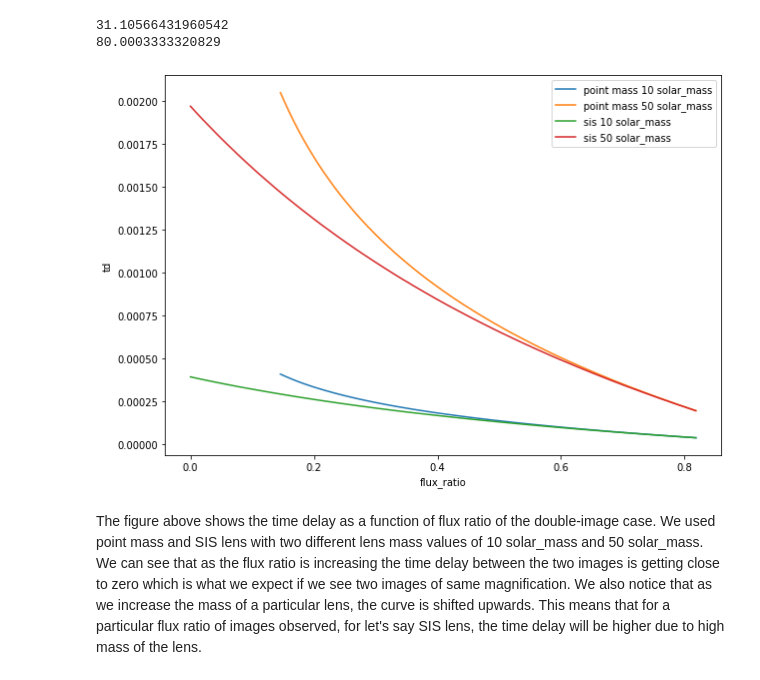
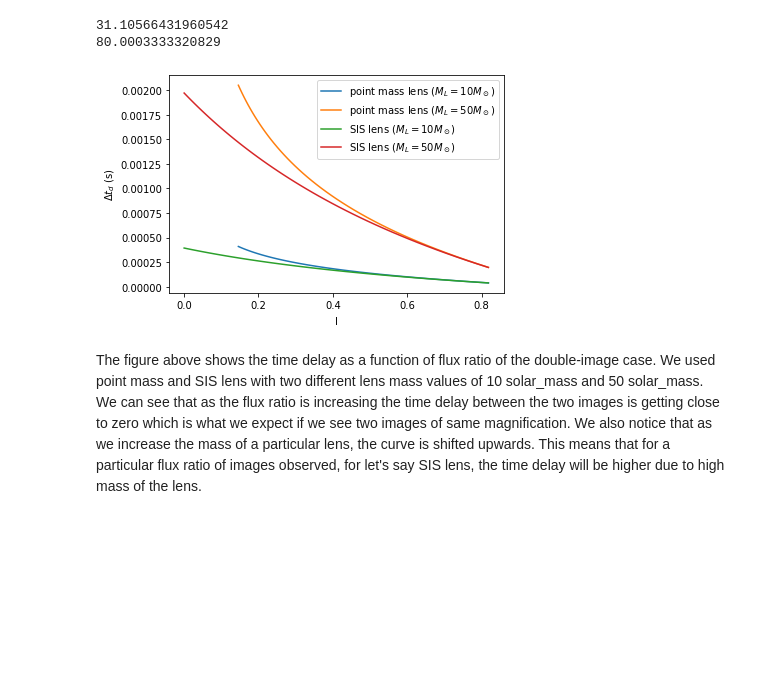
Before and after one commit to astroboy07/GW_Lensing, a Jupyter notebook: lens_properties.ipynb, the cells around one changed output. Cells and saved outputs as stored; diff of their text form; code cells hidden in the pictures; blank space fills up the shorter version.

```diff
--- a/lens_properties.ipynb
+++ b/lens_properties.ipynb
@@ -73,16 +73,17 @@ for i in range(y.shape[0]):
     tds_sis_1[i] = td(ml[0], y[i], lens = 'sis')
     tds_sis_2[i] = td(ml[1], y[i], lens = 'sis')
 # %%
-plt.figure(figsize = (10, 7))
-plt.plot(flux_ratio_pm_1, tds_pm_1, label = 'point mass 10 solar_mass')
-plt.plot(flux_ratio_pm_2, tds_pm_2, label = 'point mass 50 solar_mass')
-plt.plot(flux_ratio_sis_1, tds_sis_1, label = 'sis 10 solar_mass')
-plt.plot(flux_ratio_sis_2, tds_sis_2, label = 'sis 50 solar_mass')
-plt.xlabel('flux_ratio')
-plt.ylabel('td')
+#plt.figure(figsize = (10, 7))
+plt.plot(flux_ratio_pm_1, tds_pm_1, label = r'point mass lens $(M_L = 10 M_\odot)$')
+plt.plot(flux_ratio_pm_2, tds_pm_2, label = r'point mass lens $(M_L = 50 M_\odot)$')
+plt.plot(flux_ratio_sis_1, tds_sis_1, label = r'SIS lens $(M_L = 10 M_\odot)$')
+plt.plot(flux_ratio_sis_2, tds_sis_2, label = r'SIS lens $(M_L = 50 M_\odot)$')
+plt.xlabel(r'$\mathrm{I}$')
+plt.ylabel(r'$\Delta t_d$ (s)')
+plt.savefig('I-td_relation.png', dpi = 100, bbox_inches = 'tight')
 plt.legend();
 # %% [output]
-[figure, old version]
+[figure, new version]
 # %% [markdown]
 The figure above shows the time delay as a function of flux ratio of the double-image case. We used point mass and SIS lens with two different lens mass values of 10 solar_mass and 50 solar_mass. We can see that as the flux ratio is increasing the time delay between the two images is getting close to zero which is what we expect if we see two images of same magnification. We also notice that as we increase the mass of a particular lens, the curve is shifted upwards. This means that for a particular flux ratio of images observed, for let's say SIS lens, the time delay will be higher due to high mass of the lens.
 # %%
```
Also changed, not shown: parts of 1 cell of this notebook, 19 other files.
